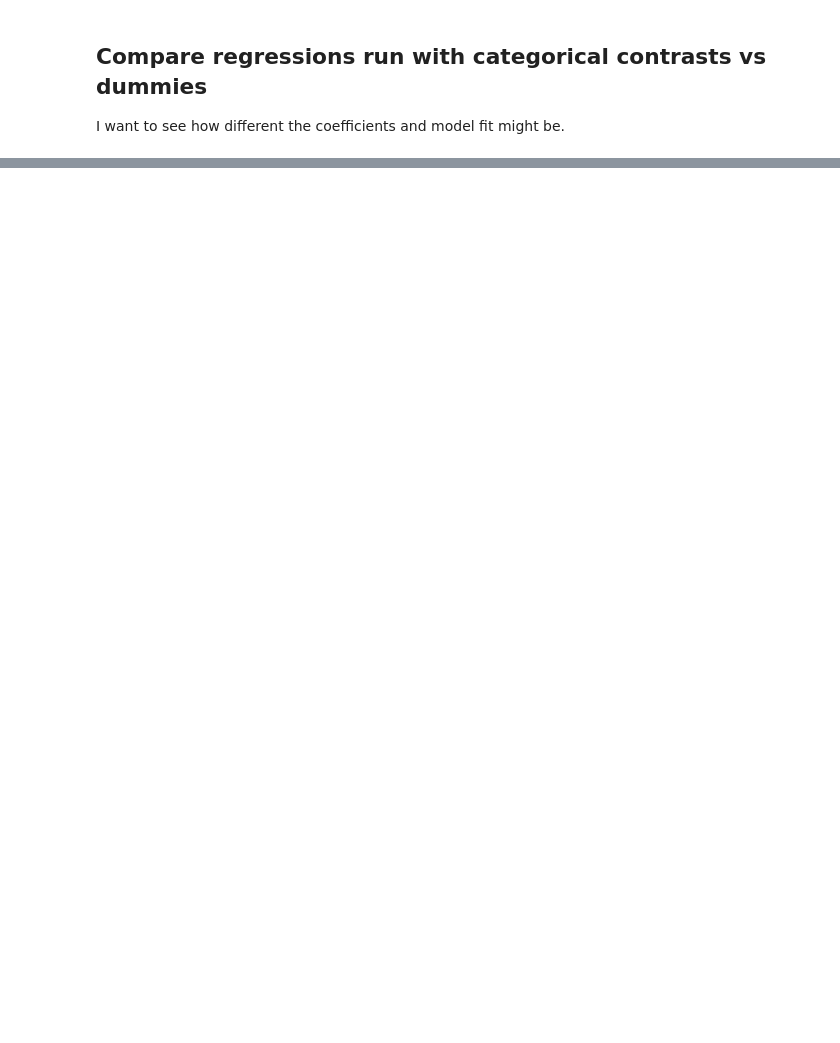
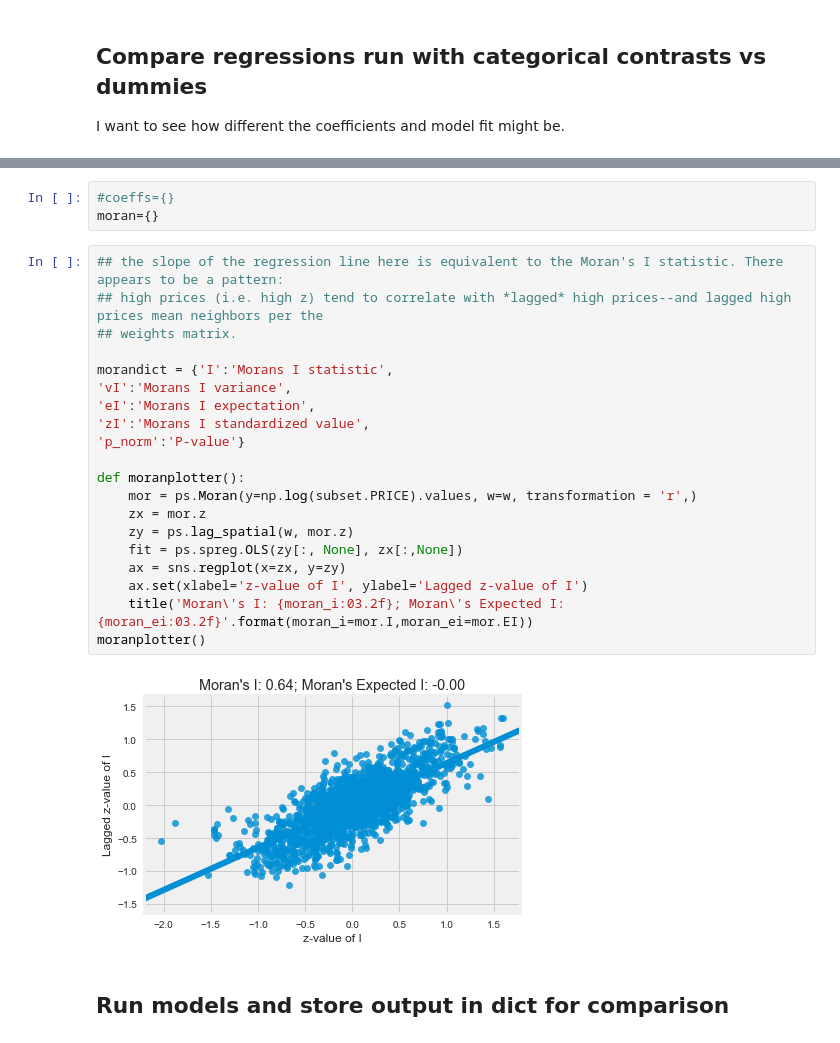
Before and after one commit to akselx/oakland_hedonic, a Jupyter notebook: Redfin categorical vs dummies.ipynb, the cells around one changed output, grey strips where cells are left out. Cells and saved outputs as stored; diff of their text form; blank space fills up the shorter version.

```diff
--- a/Redfin categorical vs dummies.ipynb
+++ b/Redfin categorical vs dummies.ipynb
@@ -201,0 +206,27 @@ OLS Regression Results
+# %%
+#coeffs={}
+moran={}
+# %%
+## the slope of the regression line here is equivalent to the Moran's I statistic. There appears to be a pattern:
+## high prices (i.e. high z) tend to correlate with *lagged* high prices--and lagged high prices mean neighbors per the
+## weights matrix.
+
+morandict = {'I':'Morans I statistic',
+'vI':'Morans I variance',
+'eI':'Morans I expectation',
+'zI':'Morans I standardized value',
+'p_norm':'P-value'}
+
+def moranplotter():
+    mor = ps.Moran(y=np.log(subset.PRICE).values, w=w, transformation = 'r',)
+    zx = mor.z
+    zy = ps.lag_spatial(w, mor.z)
+    fit = ps.spreg.OLS(zy[:, None], zx[:,None])
+    ax = sns.regplot(x=zx, y=zy)
+    ax.set(xlabel='z-value of I', ylabel='Lagged z-value of I')
+    title('Moran\'s I: {moran_i:03.2f}; Moran\'s Expected I: {moran_ei:03.2f}'.format(moran_i=mor.I,moran_ei=mor.EI))
+moranplotter()
+# %% [output]
+[figure, added]
+# %% [markdown]
+## Run models and store output in dict for comparison
```
Also changed, not shown: parts of 34 cells of this notebook.
